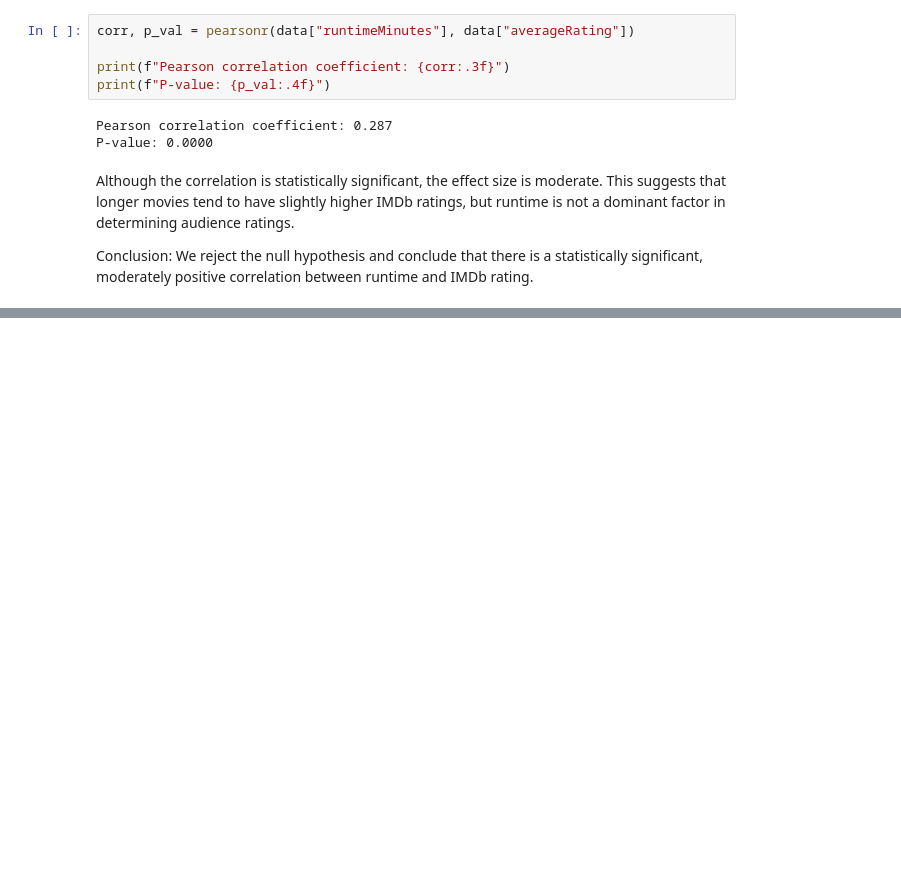
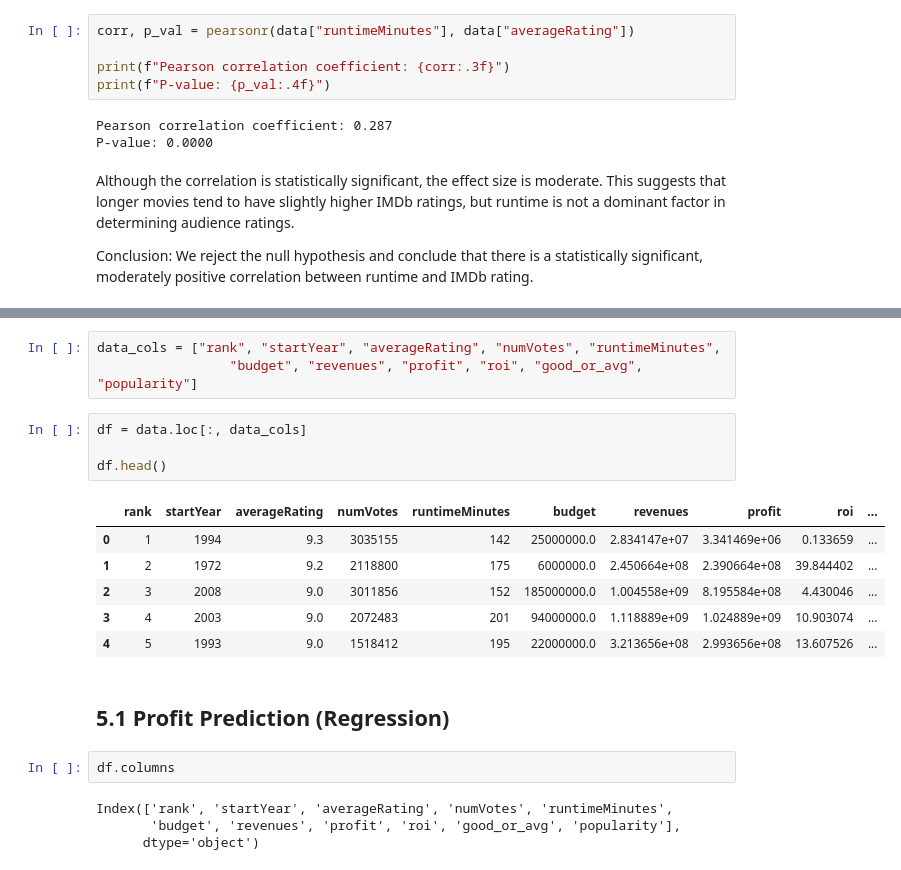
Before and after one commit to ivorionn/DSA210-TopMovies, a Jupyter notebook: top_movies.ipynb, the cells around one changed output, grey strips where cells are left out. Drawn from its saved outputs; the diff is of its cells as text; blank space fills up the shorter version.

```diff
--- a/top_movies.ipynb
+++ b/top_movies.ipynb
@@ -615,0 +685,22 @@ Conclusion: We reject the null hypothesis and conclude that there is a statistic
+# %%
+data_cols = ["rank", "startYear", "averageRating", "numVotes", "runtimeMinutes",
+                 "budget", "revenues", "profit", "roi", "good_or_avg", "popularity"]
+# %%
+df = data.loc[:, data_cols]
+
+df.head()
+# %% [output]
+|  | rank | startYear | averageRating | numVotes | runtimeMinutes | budget | revenues | profit | roi | ... |
+| 0 | 1 | 1994 | 9.3 | 3035155 | 142 | 25000000.0 | 2.834147e+07 | 3.341469e+06 | 0.133659 | ... |
+| 1 | 2 | 1972 | 9.2 | 2118800 | 175 | 6000000.0 | 2.450664e+08 | 2.390664e+08 | 39.844402 | ... |
+| 2 | 3 | 2008 | 9.0 | 3011856 | 152 | 185000000.0 | 1.004558e+09 | 8.195584e+08 | 4.430046 | ... |
+| 3 | 4 | 2003 | 9.0 | 2072483 | 201 | 94000000.0 | 1.118889e+09 | 1.024889e+09 | 10.903074 | ... |
+| 4 | 5 | 1993 | 9.0 | 1518412 | 195 | 22000000.0 | 3.213656e+08 | 2.993656e+08 | 13.607526 | ... |
+# %% [markdown]
+## 5.1 Profit Prediction (Regression)
+# %%
+df.columns
+# %% [output]
+Index(['rank', 'startYear', 'averageRating', 'numVotes', 'runtimeMinutes',
+       'budget', 'revenues', 'profit', 'roi', 'good_or_avg', 'popularity'],
+      dtype='object')
```
Also changed, not shown: parts of 36 cells of this notebook, 2 other files.
